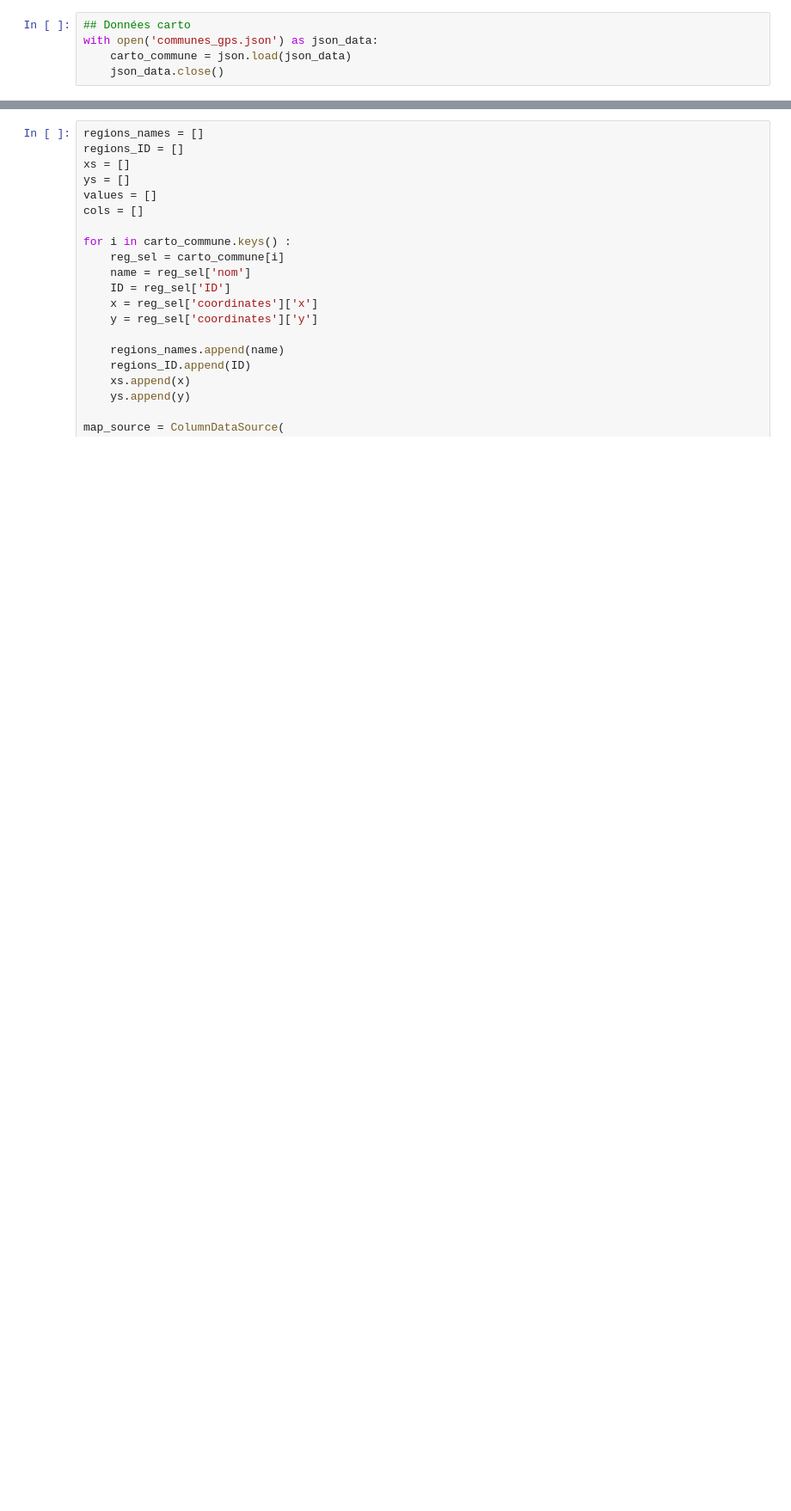
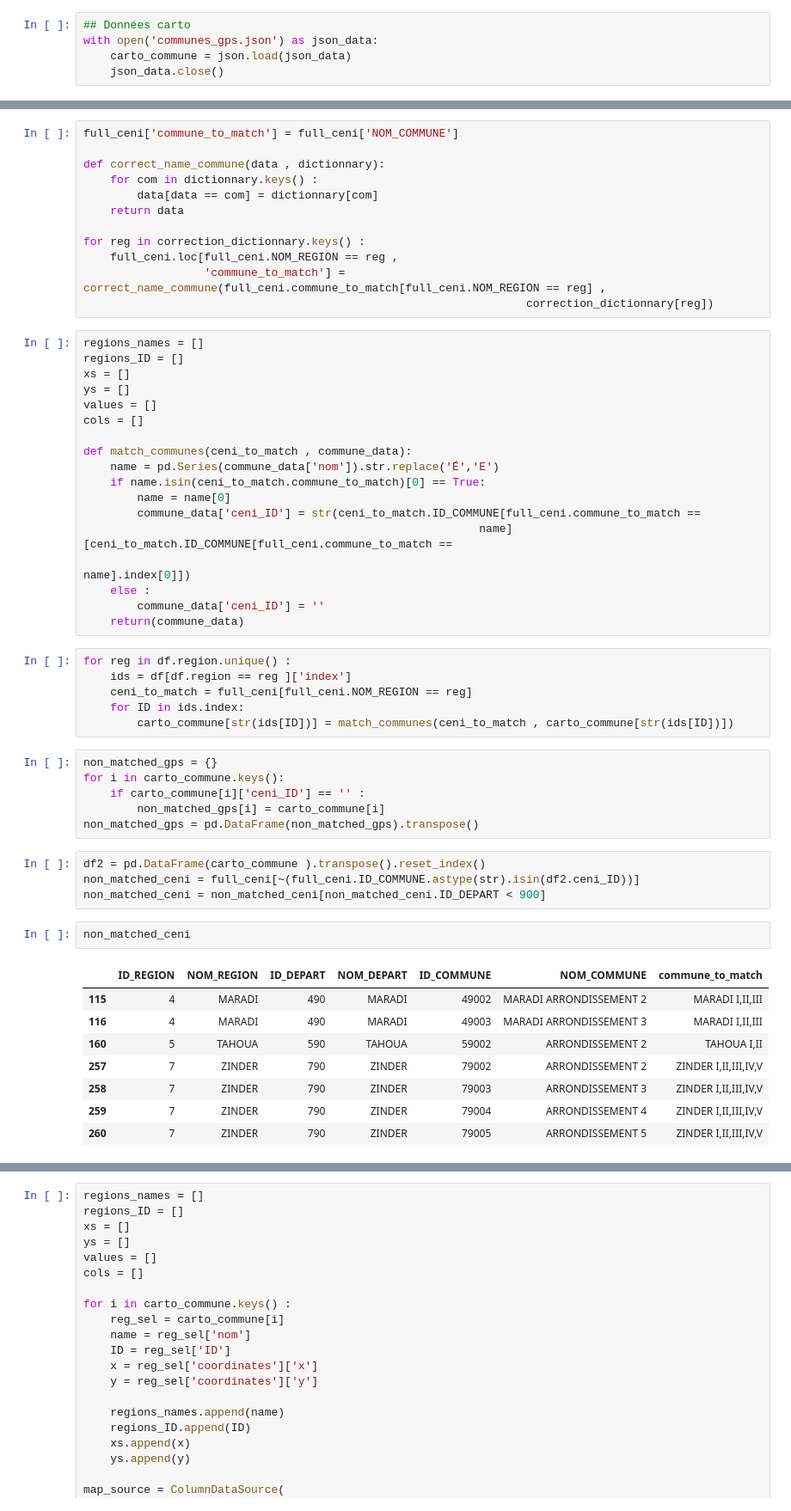
Before and after one commit to grlurton/niger_election, a Jupyter notebook: Communes Mapping.ipynb, the cells around one changed output, grey strips where cells are left out. Shown at 86% size. Cells and saved outputs as stored; diff of their text form; blank space fills up the shorter version.

Commit message:
Communes mapping final

```diff
--- a/Communes Mapping.ipynb
+++ b/Communes Mapping.ipynb
@@ -18,0 +92,57 @@ with open('communes_gps.json') as json_data:
+# %%
+full_ceni['commune_to_match'] = full_ceni['NOM_COMMUNE']
+
+def correct_name_commune(data , dictionnary):
+    for com in dictionnary.keys() :
+        data[data == com] = dictionnary[com]
+    return data
+
+for reg in correction_dictionnary.keys() :
+    full_ceni.loc[full_ceni.NOM_REGION == reg ,
+                  'commune_to_match'] = correct_name_commune(full_ceni.commune_to_match[full_ceni.NOM_REGION == reg] ,
+                                                                  correction_dictionnary[reg])
+# %%
+regions_names = []
+regions_ID = []
+xs = []
+ys = []
+values = []
+cols = []
+
+def match_communes(ceni_to_match , commune_data):
+    name = pd.Series(commune_data['nom']).str.replace('É','E')
+    if name.isin(ceni_to_match.commune_to_match)[0] == True:
+        name = name[0]
+        commune_data['ceni_ID'] = str(ceni_to_match.ID_COMMUNE[full_ceni.commune_to_match ==
+                                                           name][ceni_to_match.ID_COMMUNE[full_ceni.commune_to_match ==
+                                                                                      name].index[0]])
+    else :
+        commune_data['ceni_ID'] = ''
+    return(commune_data)
+# %%
+for reg in df.region.unique() :
+    ids = df[df.region == reg ]['index']
+    ceni_to_match = full_ceni[full_ceni.NOM_REGION == reg]
+    for ID in ids.index:
+        carto_commune[str(ids[ID])] = match_communes(ceni_to_match , carto_commune[str(ids[ID])])
+# %%
+non_matched_gps = {}
+for i in carto_commune.keys():
+    if carto_commune[i]['ceni_ID'] == '' :
+        non_matched_gps[i] = carto_commune[i]
+non_matched_gps = pd.DataFrame(non_matched_gps).transpose()
+# %%
+df2 = pd.DataFrame(carto_commune ).transpose().reset_index()
+non_matched_ceni = full_ceni[~(full_ceni.ID_COMMUNE.astype(str).isin(df2.ceni_ID))]
+non_matched_ceni = non_matched_ceni[non_matched_ceni.ID_DEPART < 900]
+# %%
+non_matched_ceni
+# %% [output]
+|  | ID_REGION | NOM_REGION | ID_DEPART | NOM_DEPART | ID_COMMUNE | NOM_COMMUNE | commune_to_match |
+| 115 | 4 | MARADI | 490 | MARADI | 49002 | MARADI ARRONDISSEMENT 2 | MARADI I,II,III |
+| 116 | 4 | MARADI | 490 | MARADI | 49003 | MARADI ARRONDISSEMENT 3 | MARADI I,II,III |
+| 160 | 5 | TAHOUA | 590 | TAHOUA | 59002 | ARRONDISSEMENT 2 | TAHOUA I,II |
+| 257 | 7 | ZINDER | 790 | ZINDER | 79002 | ARRONDISSEMENT 2 | ZINDER I,II,III,IV,V |
+| 258 | 7 | ZINDER | 790 | ZINDER | 79003 | ARRONDISSEMENT 3 | ZINDER I,II,III,IV,V |
+| 259 | 7 | ZINDER | 790 | ZINDER | 79004 | ARRONDISSEMENT 4 | ZINDER I,II,III,IV,V |
+| 260 | 7 | ZINDER | 790 | ZINDER | 79005 | ARRONDISSEMENT 5 | ZINDER I,II,III,IV,V |
```
Also changed, not shown: parts of 7 cells of this notebook, 1 other file.
